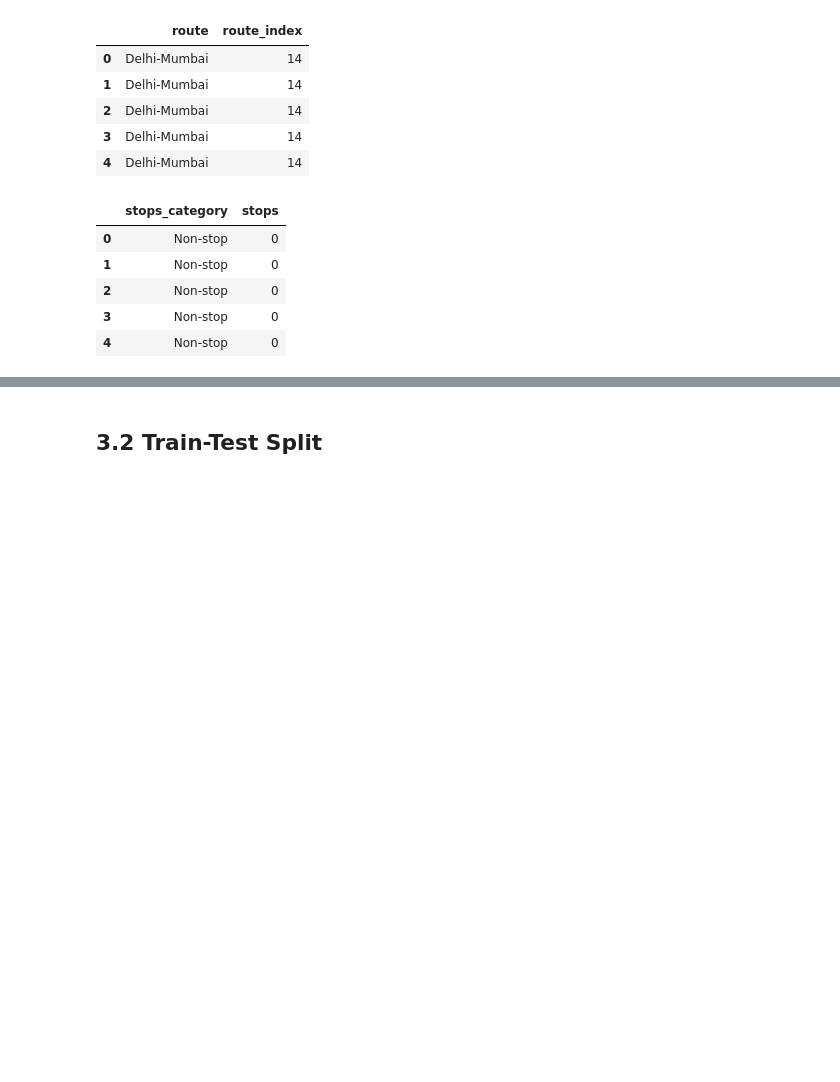
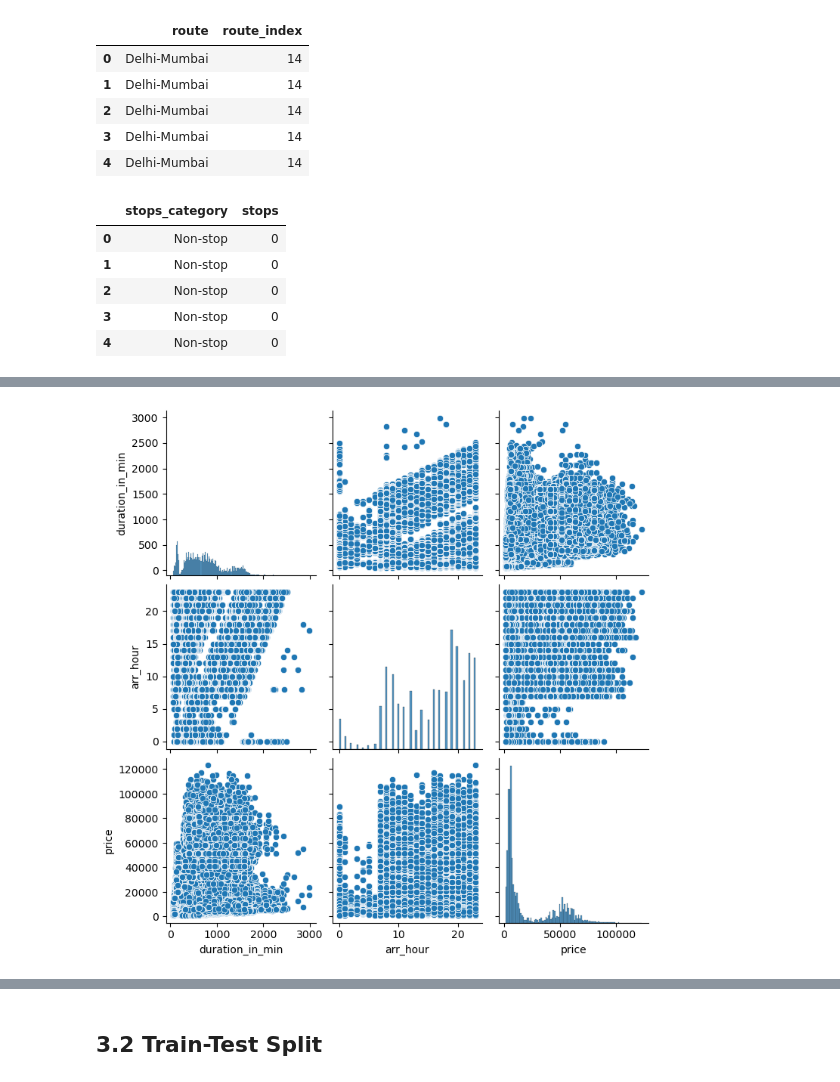
Before and after one commit to trishhh23/mldp, a Jupyter notebook: MLDP Program Codes Submission Template.ipynb, the cells around one changed output, grey strips where cells are left out. Drawn from its saved outputs; the diff is of its cells as text; code cells hidden in the pictures; blank space fills up the shorter version.

```diff
--- a/MLDP Program Codes Submission Template.ipynb
+++ b/MLDP Program Codes Submission Template.ipynb
@@ -881,0 +1010,11 @@ df[['stops_category','stops']].head()
+# %%
+
+
+sns.pairplot(
+    df[['duration_in_min', 'arr_hour', 'price']],
+    diag_kind='hist'
+)
+
+plt.show()
+# %% [output]
+[figure, added]
```
Also changed, not shown: parts of 19 cells of this notebook.
